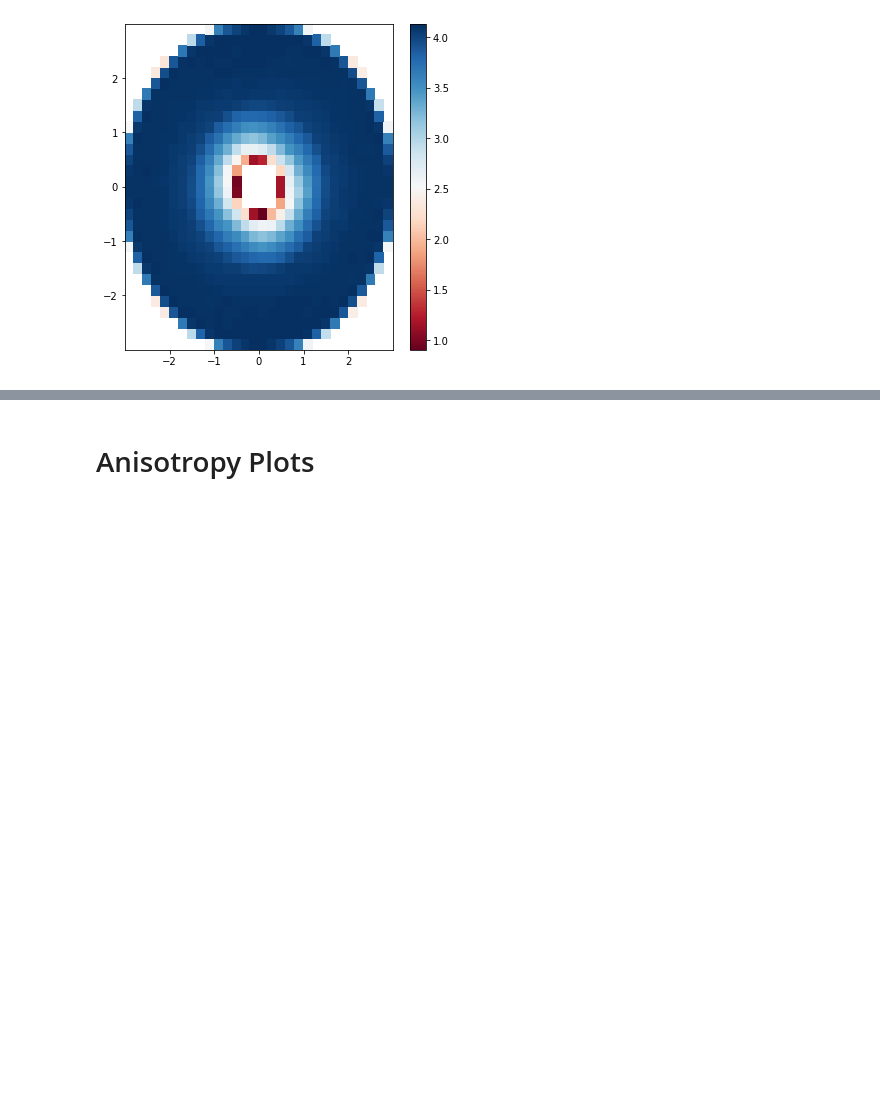
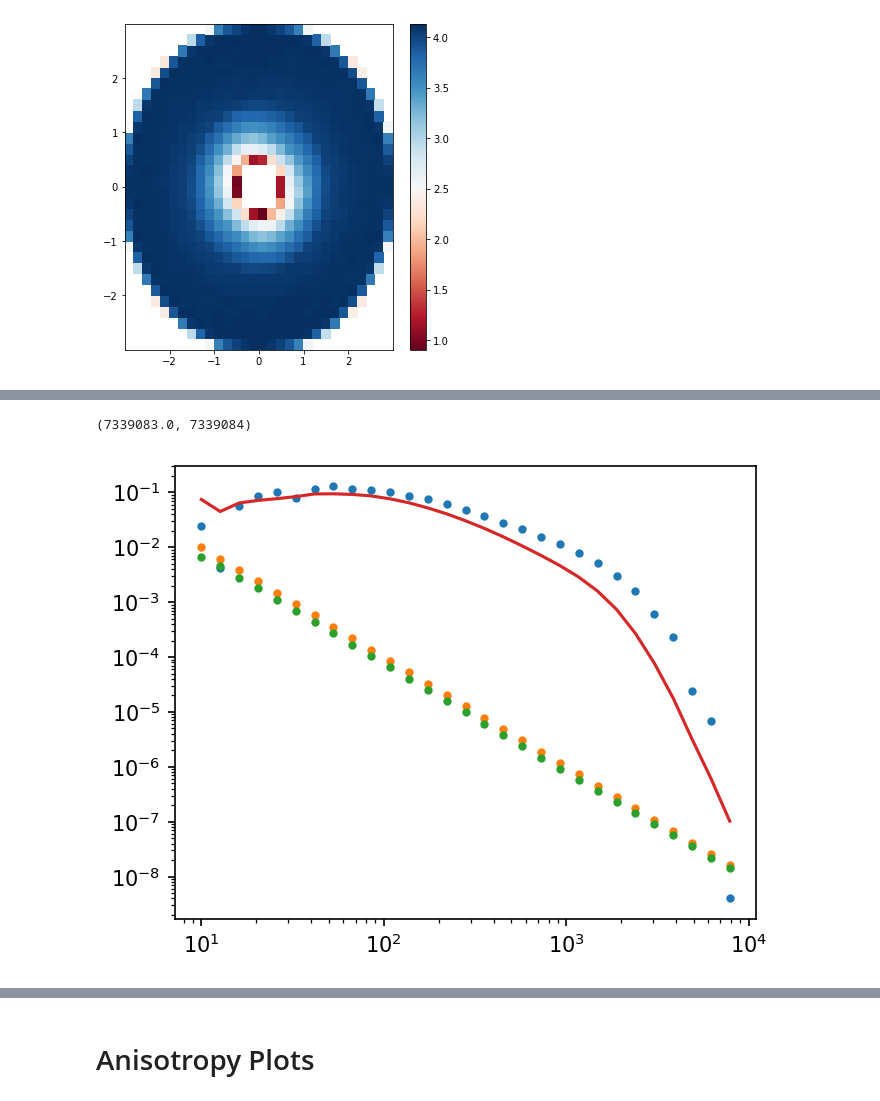
Before and after one commit to kenvantilburg/lens-velocity, a Jupyter notebook: code/andreas_code/subtraction_template/pm_template_v3.ipynb, the cells around one changed output, grey strips where cells are left out. Saved outputs shown, nothing was run; the diff lists cells and outputs as text; code cells hidden in the pictures; blank space fills up the shorter version.

```diff
--- a/code/andreas_code/subtraction_template/pm_template_v3.ipynb
+++ b/code/andreas_code/subtraction_template/pm_template_v3.ipynb
@@ -721,0 +878,3 @@ plt.colorbar(h[3])
+# %%
+dist_bins = np.logspace(1, 4, num=30)
+dist_bins
@@ -721,0 +890,29 @@ plt.colorbar(h[3])
+# %%
+tau_d = np.zeros(len(dist_bins)-1)
+n_d = np.zeros(len(dist_bins)-1)
+n_pairs = np.zeros(len(dist_bins)-1)
+d_avg = np.zeros(len(dist_bins)-1)
+
+for i_d in range(len(dist_bins)-1):
+    pairs_d = ((df_fore['dist_50'].to_numpy() > dist_bins[i_d]) & (df_fore['dist_50'].to_numpy() < dist_bins[i_d+1]))
+    n_pairs[i_d] = len(df_fore[pairs_d])
+    tau_d[i_d] = np.sum(tau_pi_list[pairs_d])
+    n_d[i_d] = np.sqrt(np.sum(tau_pi_norm_sq_list[pairs_d]))
+    d_avg[i_d] = np.mean((df_fore['dist_50'].to_numpy())[pairs_d])
+# %%
+np.sum(n_pairs), len(df_fore)
+# %% [output]
+(7339083.0, 7339084)
+# %%
+fig,ax = plt.subplots(1,1,figsize=(5,4), dpi = 150)
+
+ax.plot(dist_bins[:-1], n_d, '.');
+ax.plot(dist_bins[:-1], 1/dist_bins[:-1]**2, '.');
+ax.plot(dist_bins[:-1], 1/d_avg**2, '.');
+#ax.plot(dist_bins[:-1], tau_d/n_d, '-');
+ax.plot(dist_bins[:-1], 5*np.sqrt(n_pairs)/d_avg**2, '-');
+
+ax.set_yscale('log')
+ax.set_xscale('log')
+# %% [output]
+[figure, added]
```
Also changed, not shown: parts of 52 cells of this notebook, 1 other file.
